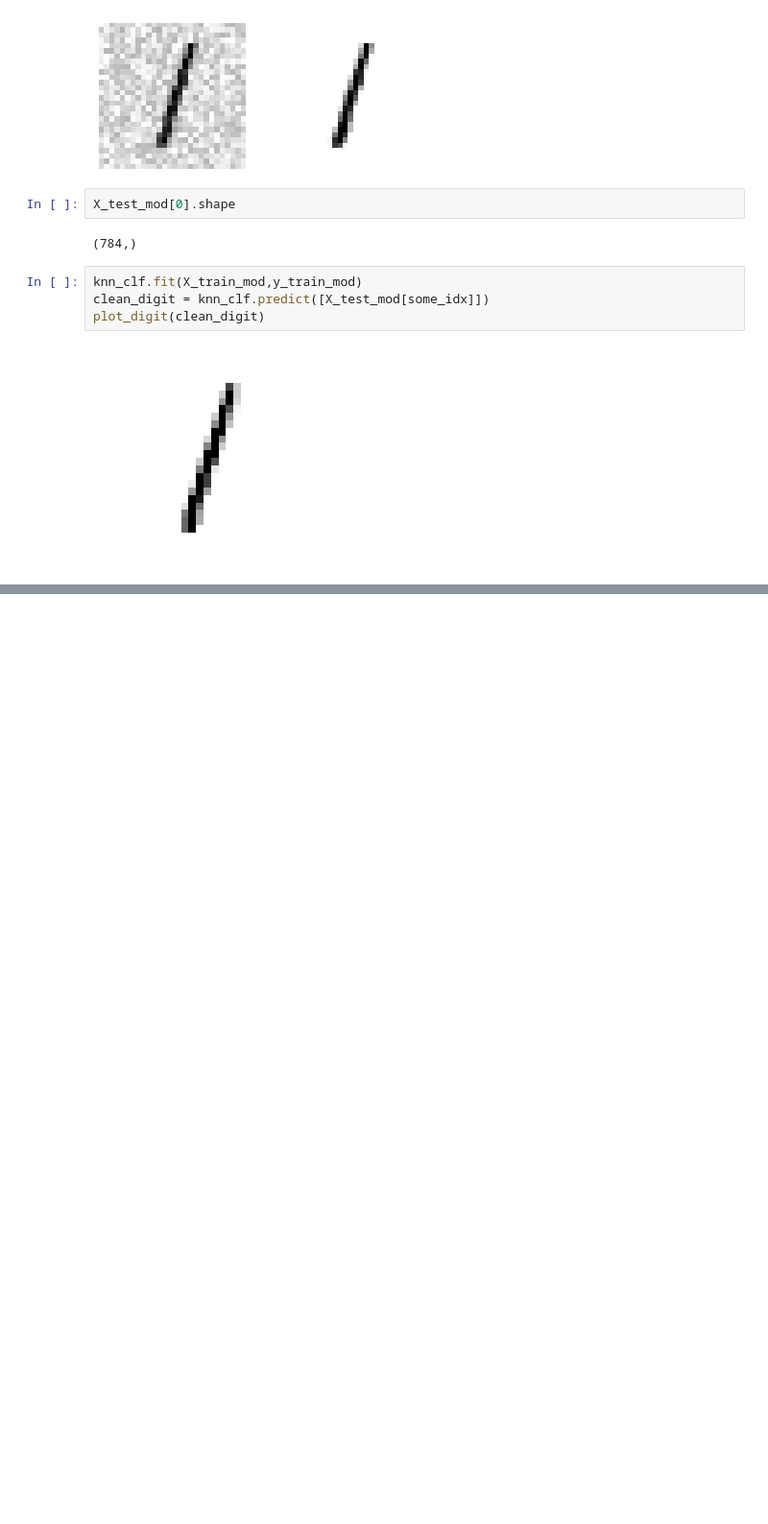
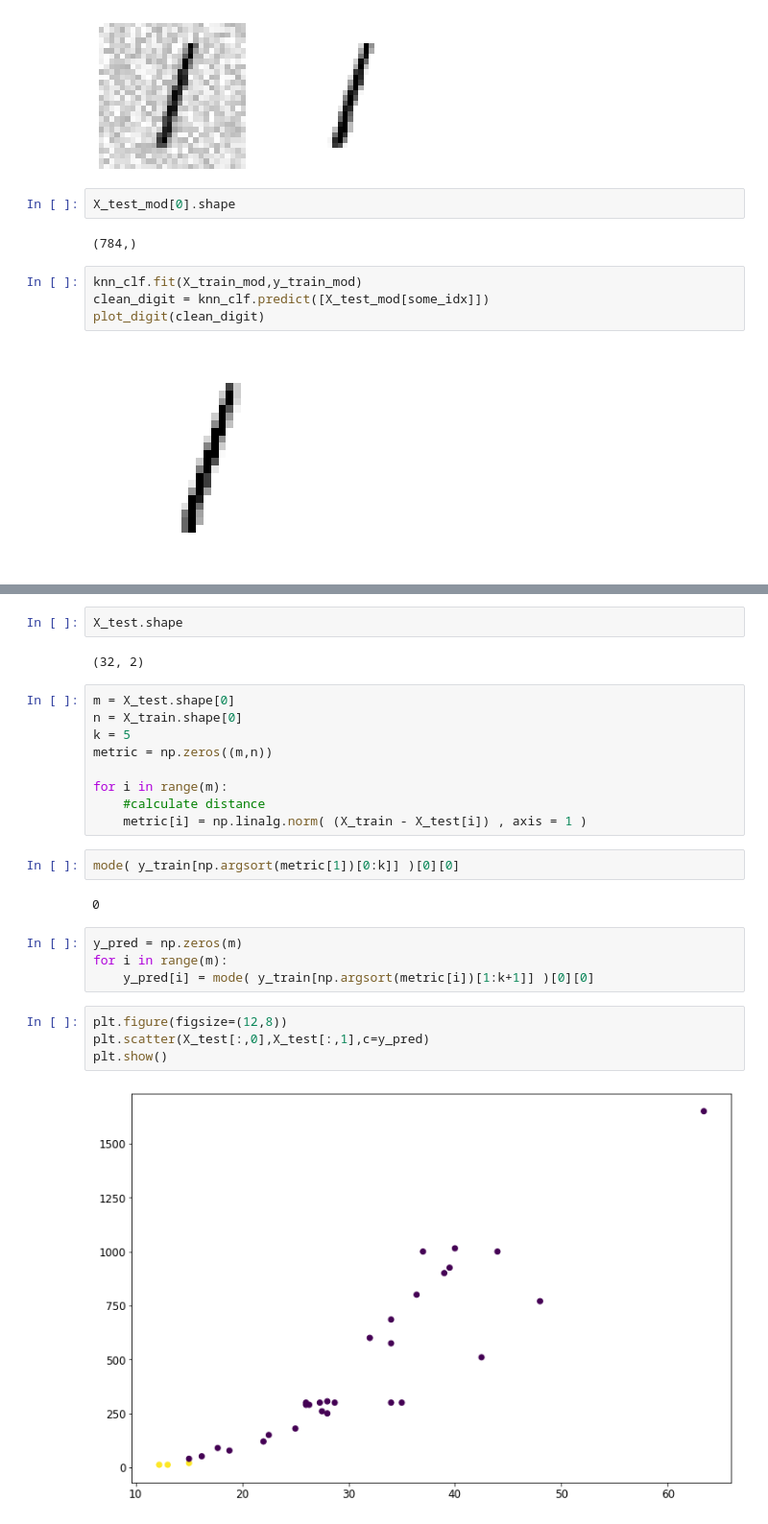
Before and after one commit to EUN-GYUL/ml_study_2023_Q1, a Jupyter notebook: classification.ipynb, the cells around one changed output, grey strips where cells are left out. Shown: that part at 96% size. Drawn from its saved outputs; the diff is of its cells as text; blank space fills up the shorter version.

```diff
--- a/classification.ipynb
+++ b/classification.ipynb
@@ -427,0 +538,27 @@ plot_digit(clean_digit)
+# %%
+X_test.shape
+# %% [output]
+(32, 2)
+# %%
+m = X_test.shape[0]
+n = X_train.shape[0]
+k = 5
+metric = np.zeros((m,n))
+
+for i in range(m):
+    #calculate distance
+    metric[i] = np.linalg.norm( (X_train - X_test[i]) , axis = 1 )
+# %%
+mode( y_train[np.argsort(metric[1])[0:k]] )[0][0]
+# %% [output]
+0
+# %%
+y_pred = np.zeros(m)
+for i in range(m):
+    y_pred[i] = mode( y_train[np.argsort(metric[i])[1:k+1]] )[0][0]
+# %%
+plt.figure(figsize=(12,8))
+plt.scatter(X_test[:,0],X_test[:,1],c=y_pred)
+plt.show()
+# %% [output]
+[figure, added]
```
Also changed, not shown: parts of 22 cells of this notebook, 6 other files.
